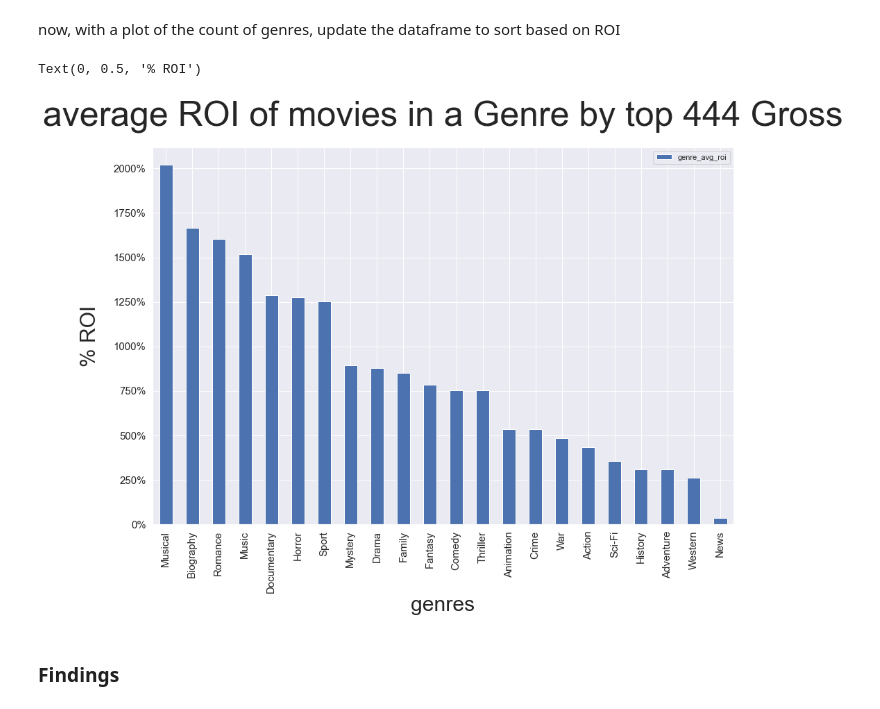
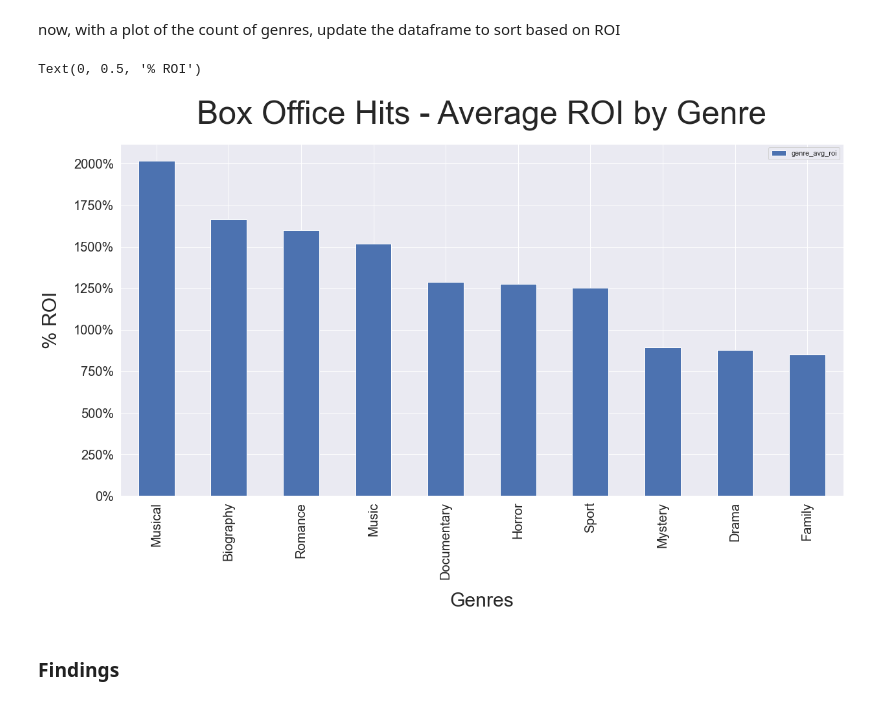
Before and after one commit to JordanMang/phase_1_id10t_team, a Jupyter notebook: primary_notebook.ipynb, the cells around one changed output. Saved outputs shown, nothing was run; the diff lists cells and outputs as text; code cells hidden in the pictures.

```diff
--- a/primary_notebook.ipynb
+++ b/primary_notebook.ipynb
@@ -400,10 +431,15 @@ sns.set(style="darkgrid")
 
 sns.color_palette("rocket")
 
-sns.set(rc = {'figure.figsize':(15,10)})
+sns.set(rc = {'figure.figsize':(20,10)})
+
+#Set chart to only show top 10 Genres
+plot_order = top_genres.index.values
 
 #create stacked bar chart
-plot = top_genres.set_index('genre').plot(kind='bar', y='genre_count', stacked=False)
+plot = top_genres.head(10).set_index('genre').plot(kind='bar',
+                                          y='genre_count',
+                                          stacked=False)
 
 #add overall title
 plt.title('Genre Count of Top Grossing Movies', fontsize=50, pad=30)
@@ -412,8 +448,9 @@ plt.title('Genre Count of Top Grossing Movies', fontsize=50, pad=30)
 plot.ticklabel_format(style='plain', scilimits=(0,20), axis='y')
 
 #add axis titles/font sizes
-plt.xticks(fontsize=15)
-plt.yticks(fontsize=15)
-plt.xlabel('genres', fontsize=30)
+plt.xticks(fontsize=20)
+plt.yticks(fontsize=20)
+plt.xlabel('Genres', fontsize=30)
 plt.ylabel('# of Movies in Genre', fontsize=30,  labelpad=20)
+plt.legend(fontsize=30)
 # %% [output]
@@ -428,27 +465,27 @@ top_genres = top_genres.sort_values(by='genre_avg_roi',
 # %%
 sns.set(style="darkgrid")
 
 sns.color_palette("rocket")
 
-sns.set(rc = {'figure.figsize':(15,10)})
+sns.set(rc = {'figure.figsize':(20,10)})
 
 #create stacked bar chart
-plot2 = top_genres.set_index('genre').plot(kind='bar', y='genre_avg_roi', stacked=False)
+plot2 = top_genres.head(10).set_index('genre').plot(kind='bar', y='genre_avg_roi', stacked=False)
 
 #add overall title
-plt.title('average ROI of movies in a Genre by top 444 Gross', fontsize=50, pad=30)
+plt.title('Box Office Hits - Average ROI by Genre', fontsize=50, pad=30)
 
 #update y axis from scientific notation
 plot2.yaxis.set_major_formatter(mtick.PercentFormatter())
 
 #add axis titles
-plt.xticks(fontsize=15)
-plt.yticks(fontsize=15)
-plt.xlabel('genres', fontsize=30)
+plt.xticks(fontsize=20)
+plt.yticks(fontsize=20)
+plt.xlabel('Genres', fontsize=30, labelpad=20)
 plt.ylabel('% ROI', fontsize=30,  labelpad=20)
 # %% [output]
 Text(0, 0.5, '% ROI')
-[figure, old version]
+[figure, new version]
 # %% [markdown]
 ### Findings
 # %% [markdown]
```
Also changed, not shown: parts of 101 cells of this notebook, 1 other file.
